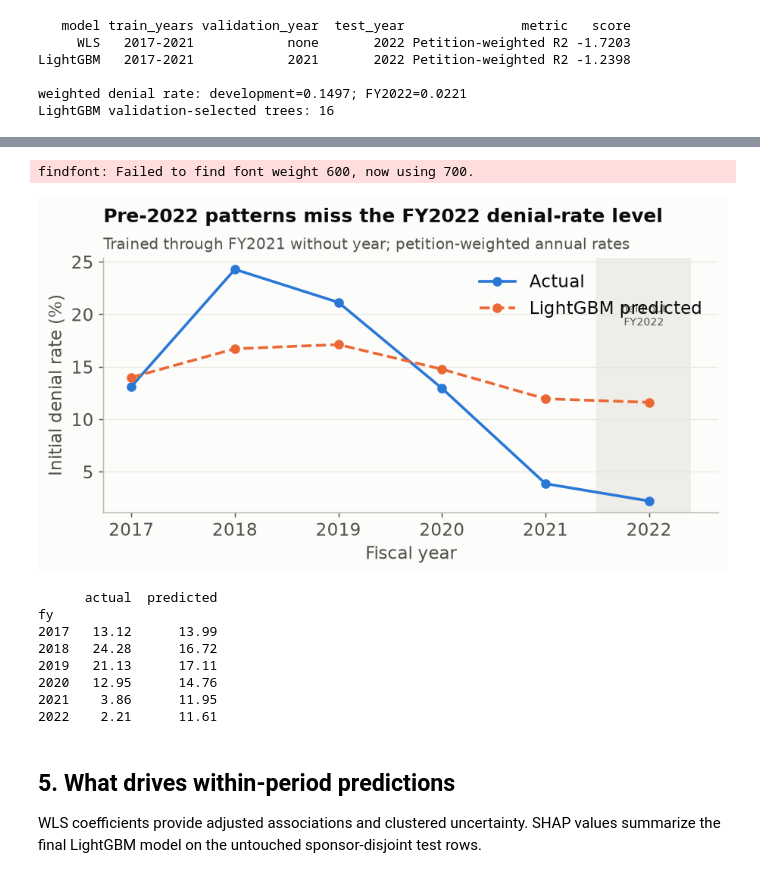
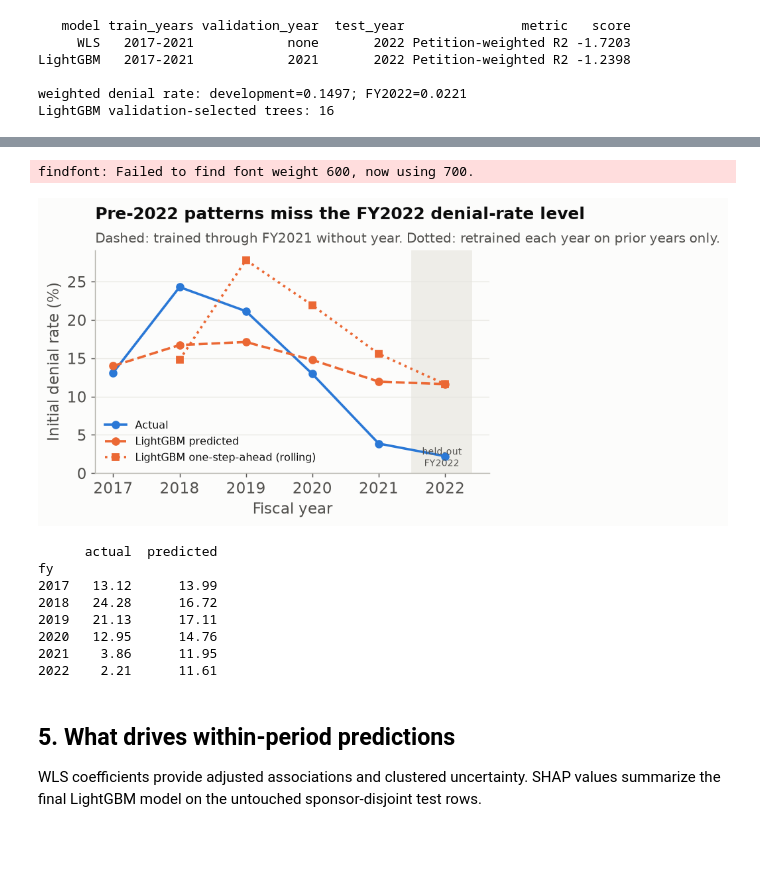
Before and after one commit to MuhammadMoiz20/h1b-gatekeeping, a Jupyter notebook: code/04_models.ipynb, the cells around one changed output, grey strips where cells are left out. Saved outputs shown, nothing was run; the diff lists cells and outputs as text; code cells hidden in the pictures; blank space fills up the shorter version.

```diff
--- a/code/04_models.ipynb
+++ b/code/04_models.ipynb
@@ -439,31 +523,34 @@ LightGBM validation-selected trees: 16
 # %%
 pred_all_t = gbm_t.predict(Xg_t)
 tmp = pd.DataFrame({"fy": fit_df.fy, "actual": y,
                     "pred": pred_all_t, "weight": weights})
 byyr = tmp.groupby("fy").apply(
     lambda d: pd.Series({
         "actual": np.average(d.actual, weights=d.weight),
         "predicted": np.average(d.pred, weights=d.weight),
     }), include_groups=False) * 100
 
 fig, ax = plt.subplots(figsize=(7.2, 4))
 ax.plot(byyr.index, byyr.actual, color=C1, marker="o", markersize=6, label="Actual")
 ax.plot(byyr.index, byyr.predicted, color=C2, marker="o", markersize=6,
         ls="--", label="LightGBM predicted")
+ax.plot(roll.test_year, roll.gbm_pred_mean * 100, color=C2, marker="s",
+        markersize=5, ls=":", label="LightGBM one-step-ahead (rolling)")
 ax.axvspan(2021.5, 2022.4, color="#eeede8", zorder=0)
-ax.text(2021.95, byyr.values.max() * 0.78, "held-out\nFY2022", ha="center",
+ax.text(2021.95, 0.5, "held-out\nFY2022", ha="center", va="bottom",
         fontsize=8, color=INK2)
-ax.legend(loc="upper right")
+ax.set_ylim(bottom=0)
+ax.legend(loc="lower left", fontsize=9)
 finish(ax, "Pre-2022 patterns miss the FY2022 denial-rate level",
-       "Trained through FY2021 without year; petition-weighted annual rates",
+       "Dashed: trained through FY2021 without year. Dotted: retrained each year on prior years only.",
        "Fiscal year", "Initial denial rate (%)")
 save("09_temporal_failure")
 
 byyr.round(3).to_csv(TABLES / "temporal_actual_vs_predicted.csv")
 print(byyr.round(2).to_string())
 # %% [output]
 findfont: Failed to find font weight 600, now using 700.
-[figure, old version]
+[figure, new version]
       actual  predicted
 fy
 2017   13.12      13.99
```
Also changed, not shown: parts of 14 cells of this notebook, 25 other files.
